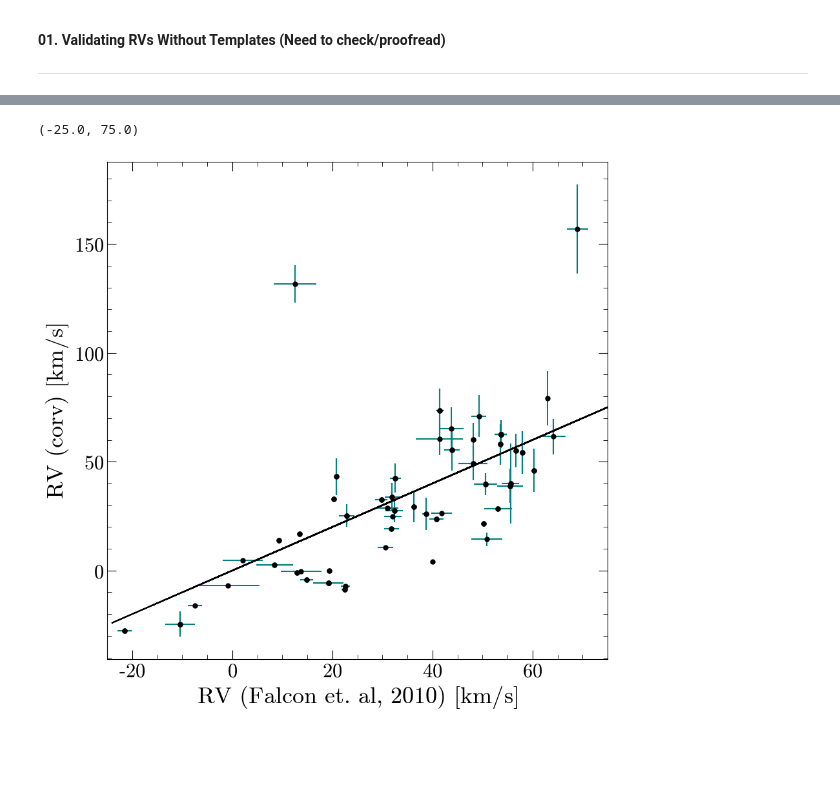
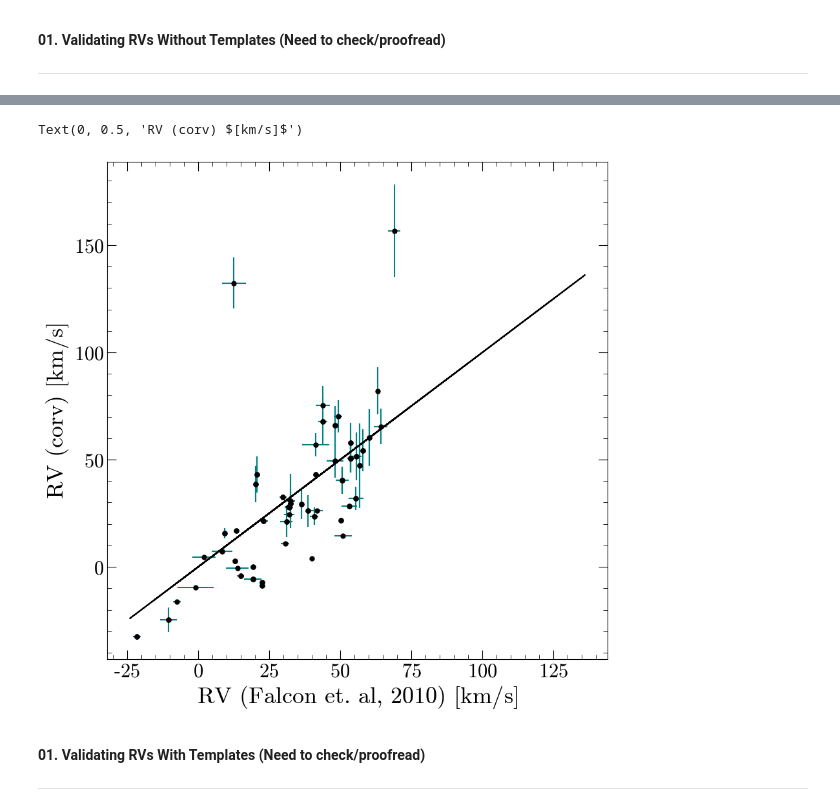
Before and after one commit to stefanarseneau/corv-tutorial, a Jupyter notebook: 02_validation.ipynb, the cells around one changed output, grey strips where cells are left out. Saved outputs shown, nothing was run; the diff lists cells and outputs as text; code cells hidden in the pictures; blank space fills up the shorter version.

```diff
--- a/02_validation.ipynb
+++ b/02_validation.ipynb
@@ -78,21 +83,27 @@ for j in tqdm( range(len(falcon_xmatch))):
 # %%
 def linear(x):
     return x
 
 plt.figure(figsize=(10,10))
 plt.style.use('stefan.mplstyle')
 
 plt.errorbar(falcon_xmatch['Adp-V'][np.abs(falcon_xmatch['corv_rv']) < 2500], falcon_xmatch['corv_rv'][np.abs(falcon_xmatch['corv_rv']) < 2500],
              xerr = falcon_xmatch['e_Adp-V'][np.abs(falcon_xmatch['corv_rv']) < 2500], yerr = falcon_xmatch['corv_erv'][np.abs(falcon_xmatch['corv_rv']) < 2500],
              fmt='o', label = 'Data', color='black', ecolor = 'teal')
 plt.plot(falcon_xmatch['vr'][np.abs(falcon_xmatch['corv_rv']) < 2500], linear(falcon_xmatch['vr'][np.abs(falcon_xmatch['corv_rv']) < 2500]), color = 'black')
 
 
 ymin, ymax = plt.ylim()
 plt.xlabel(r'RV (Falcon et. al, 2010) $[km/s]$')
 plt.ylabel(r'RV (corv) $[km/s]$')
 
-plt.xlim(-25, 75)
+#plt.xlim(-25, 75)
 # %% [output]
-(-25.0, 75.0)
+Text(0, 0.5, 'RV (corv) $[km/s]$')
-[figure, old version]
+[figure, new version]
+# %% [markdown]
+<a id="validation-template"></a>
+
+**01. Validating RVs With Templates (Need to check/proofread)**
+
+---
```
Also changed, not shown: parts of 4 cells of this notebook, 2 other files.
